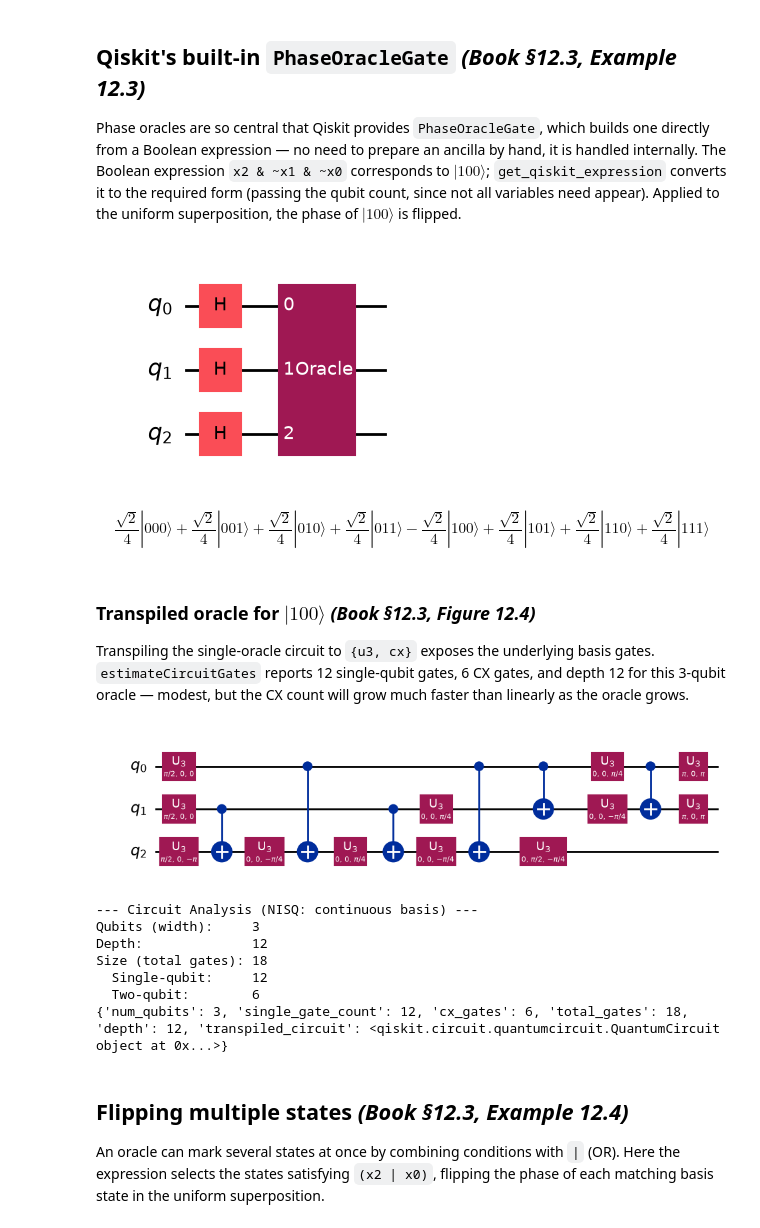
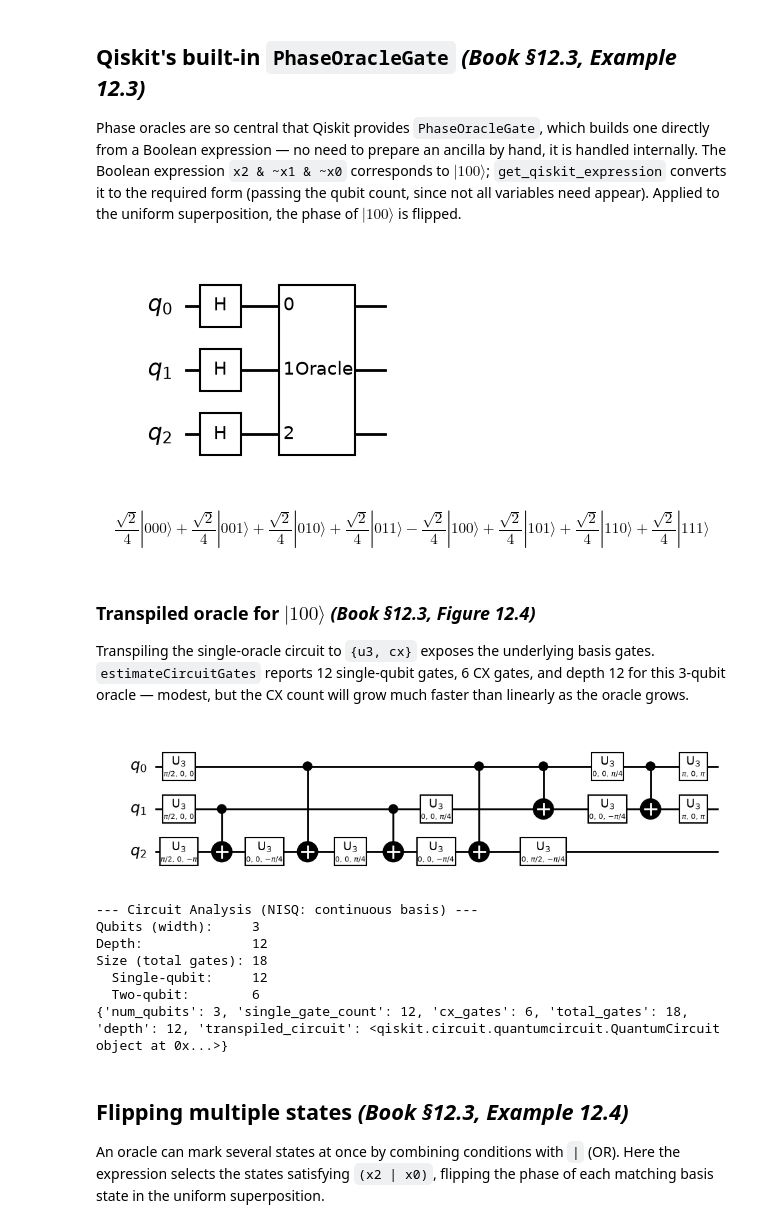
Before and after one commit to UW-ERSL/AppliedQC, a Jupyter notebook: Chapter12_GroverAlgorithm_notebook.ipynb, the cells around one changed output. Drawn from its saved outputs; the diff is of its cells as text; code cells hidden in the pictures.

Commit message:
Auto figure generation

```diff
--- a/Chapter12_GroverAlgorithm_notebook.ipynb
+++ b/Chapter12_GroverAlgorithm_notebook.ipynb
@@ -230,23 +274,23 @@ superposition, the phase of $|100\rangle$ is flipped.
 # %%
 from qiskit.circuit.library import PhaseOracleGate
 from Chapter12_GroverAlgorithm_functions import get_qiskit_expression
 
 expression = 'x2 & ~x1 & ~x0' # state 100
 qiskit_expr = get_qiskit_expression(expression, 3)
 
 oracle_gate = PhaseOracleGate(qiskit_expr,label='Oracle')
 
 # Now just add it to your main circuit
 n = 3 # Don't include ancilla
 circuit = QuantumCircuit(n)
 for qubit in range(n):
     circuit.h(qubit)
 circuit.append(oracle_gate, range(n))
-display(circuit.draw('mpl'))
+save_circuit(circuit, 'PhaseOracleGate')
 psi = Statevector(circuit)
 display(psi.draw('latex'))
 # %% [output]
-[figure, old version]
+[figure, new version]
 $$\frac{\sqrt{2}}{4} |000\rangle+\frac{\sqrt{2}}{4} |001\rangle+\frac{\sqrt{2}}{4} |010\rangle+\frac{\sqrt{2}}{4} |011\rangle- \frac{\sqrt{2}}{4} |100\rangle+\frac{\sqrt{2}}{4} |101\rangle+\frac{\sqrt{2}}{4} |110\rangle+\frac{\sqrt{2}}{4} |111\rangle$$
 # %% [markdown]
 ### Transpiled oracle for $|100\rangle$  *(Book §12.3, Figure 12.4)*
@@ -258,11 +302,11 @@ oracle — modest, but the CX count will grow much faster than linearly as the o
 from Chapter09_QuantumCircuits_functions import  estimateCircuitGatesNISQ
 
 transpiled_circuit = transpile(circuit, basis_gates=['u3', 'cx'])
-display(transpiled_circuit.draw('mpl'))
+save_circuit(transpiled_circuit, 'PhaseOracleTranspiled', fold=14)
 info = estimateCircuitGatesNISQ(circuit, basis_gates=['u3', 'cx'])
 print(info)
 # %% [output]
-[figure, old version]
+[figure, new version]
 --- Circuit Analysis (NISQ: continuous basis) ---
 Qubits (width):     3
 Depth:              12
```
Also changed, not shown: parts of 9 cells of this notebook, 19 other files.
